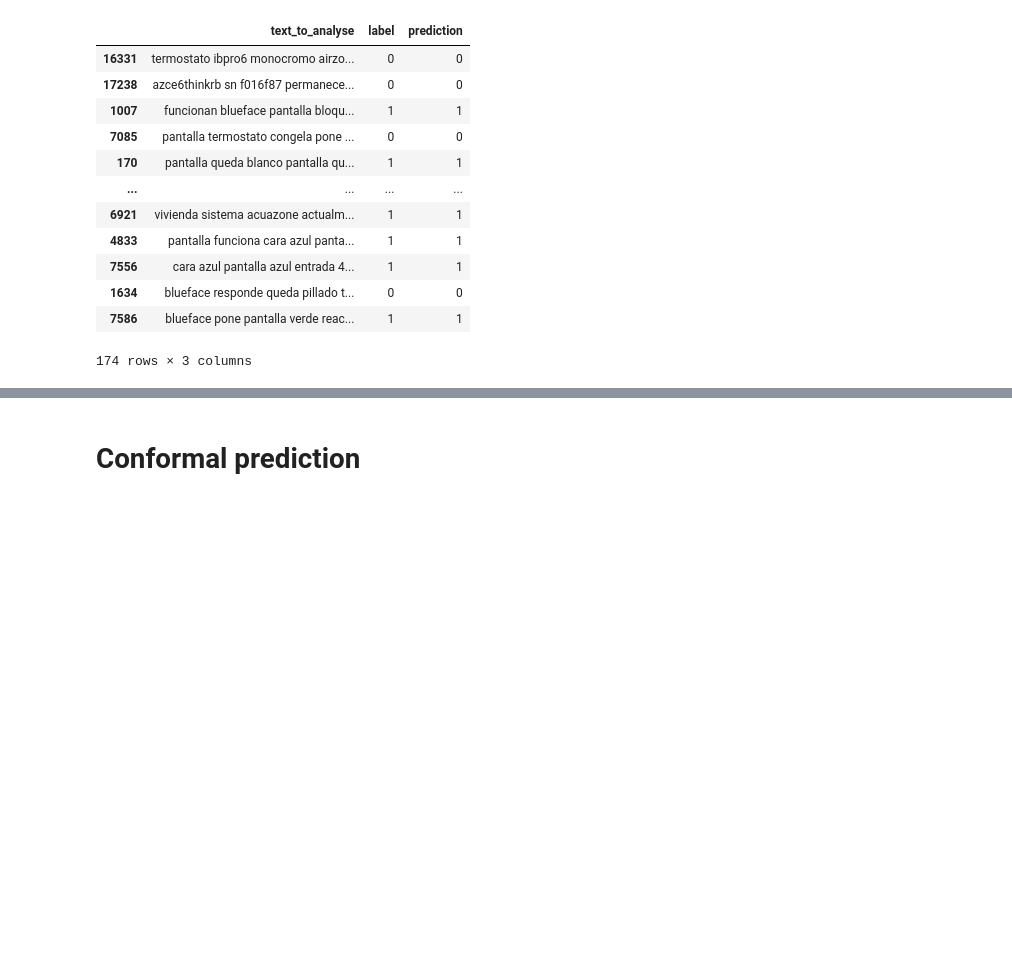
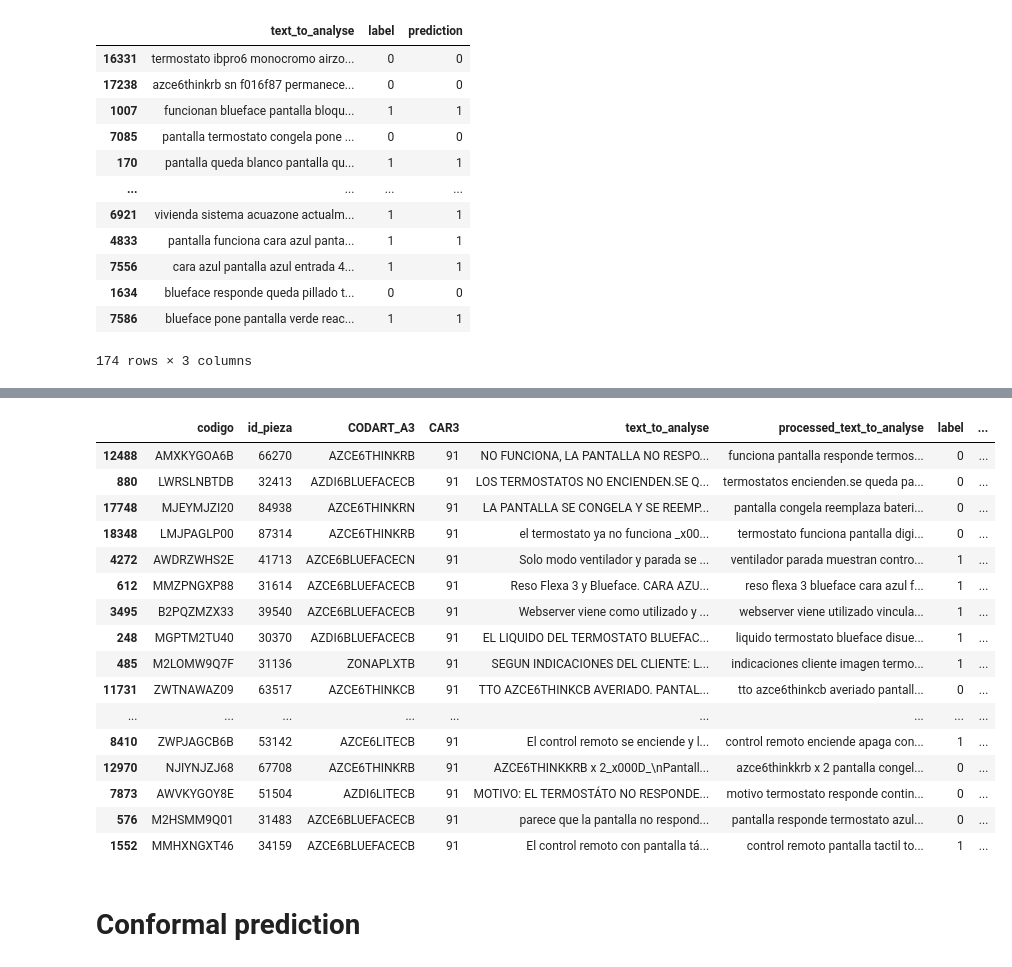
Before and after one commit to voliveira-airzonecontrol/myzone, a Jupyter notebook: src/notebooks/training.ipynb, the cells around one changed output, grey strips where cells are left out. Drawn from its saved outputs; the diff is of its cells as text; code cells hidden in the pictures; blank space fills up the shorter version.

```diff
--- a/src/notebooks/training.ipynb
+++ b/src/notebooks/training.ipynb
@@ -212,3 +263,23 @@ df_predictions
+# %%
+df.loc[df_predictions[df_predictions["label"] != df_predictions["prediction"]].index]
+# %% [output]
+|  | codigo | id_pieza | CODART_A3 | CAR3 | text_to_analyse | processed_text_to_analyse | label | ... |
+| 12488 | AMXKYGOA6B | 66270 | AZCE6THINKRB | 91 | NO FUNCIONA, LA PANTALLA NO RESPO... | funciona pantalla responde termos... | 0 | ... |
+| 880 | LWRSLNBTDB | 32413 | AZDI6BLUEFACECB | 91 | LOS TERMOSTATOS NO ENCIENDEN.SE Q... | termostatos encienden.se queda pa... | 0 | ... |
+| 17748 | MJEYMJZI20 | 84938 | AZCE6THINKRN | 91 | LA PANTALLA SE CONGELA Y SE REEMP... | pantalla congela reemplaza bateri... | 0 | ... |
+| 18348 | LMJPAGLP00 | 87314 | AZCE6THINKRB | 91 | el termostato ya no funciona _x00... | termostato funciona pantalla digi... | 0 | ... |
+| 4272 | AWDRZWHS2E | 41713 | AZCE6BLUEFACECN | 91 | Solo modo ventilador y parada se ... | ventilador parada muestran contro... | 1 | ... |
+| 612 | MMZPNGXP88 | 31614 | AZCE6BLUEFACECB | 91 | Reso Flexa 3 y Blueface. CARA AZU... | reso flexa 3 blueface cara azul f... | 1 | ... |
+| 3495 | B2PQZMZX33 | 39540 | AZCE6BLUEFACECB | 91 | Webserver viene como utilizado y ... | webserver viene utilizado vincula... | 1 | ... |
+| 248 | MGPTM2TU40 | 30370 | AZDI6BLUEFACECB | 91 | EL LIQUIDO DEL TERMOSTATO BLUEFAC... | liquido termostato blueface disue... | 1 | ... |
+| 485 | M2LOMW9Q7F | 31136 | ZONAPLXTB | 91 | SEGUN INDICACIONES DEL CLIENTE: L... | indicaciones cliente imagen termo... | 1 | ... |
+| 11731 | ZWTNAWAZ09 | 63517 | AZCE6THINKCB | 91 | TTO AZCE6THINKCB AVERIADO. PANTAL... | tto azce6thinkcb averiado pantall... | 0 | ... |
+| ... | ... | ... | ... | ... | ... | ... | ... | ... |
+| 8410 | ZWPJAGCB6B | 53142 | AZCE6LITECB | 91 | El control remoto se enciende y l... | control remoto enciende apaga con... | 1 | ... |
+| 12970 | NJIYNJZJ68 | 67708 | AZCE6THINKRB | 91 | AZCE6THINKKRB x 2_x000D_\nPantall... | azce6thinkkrb x 2 pantalla congel... | 0 | ... |
+| 7873 | AWVKYGOY8E | 51504 | AZDI6LITECB | 91 | MOTIVO: EL TERMOSTÁTO NO RESPONDE... | motivo termostato responde contin... | 0 | ... |
+| 576 | M2HSMM9Q01 | 31483 | AZCE6BLUEFACECB | 91 | parece que la pantalla no respond... | pantalla responde termostato azul... | 0 | ... |
+| 1552 | MMHXNGXT46 | 34159 | AZCE6BLUEFACECB | 91 | El control remoto con pantalla tá... | control remoto pantalla tactil to... | 1 | ... |
 # %% [markdown]
 # Conformal prediction
 # %%
```
Also changed, not shown: parts of 9 cells of this notebook, 5 other files.
